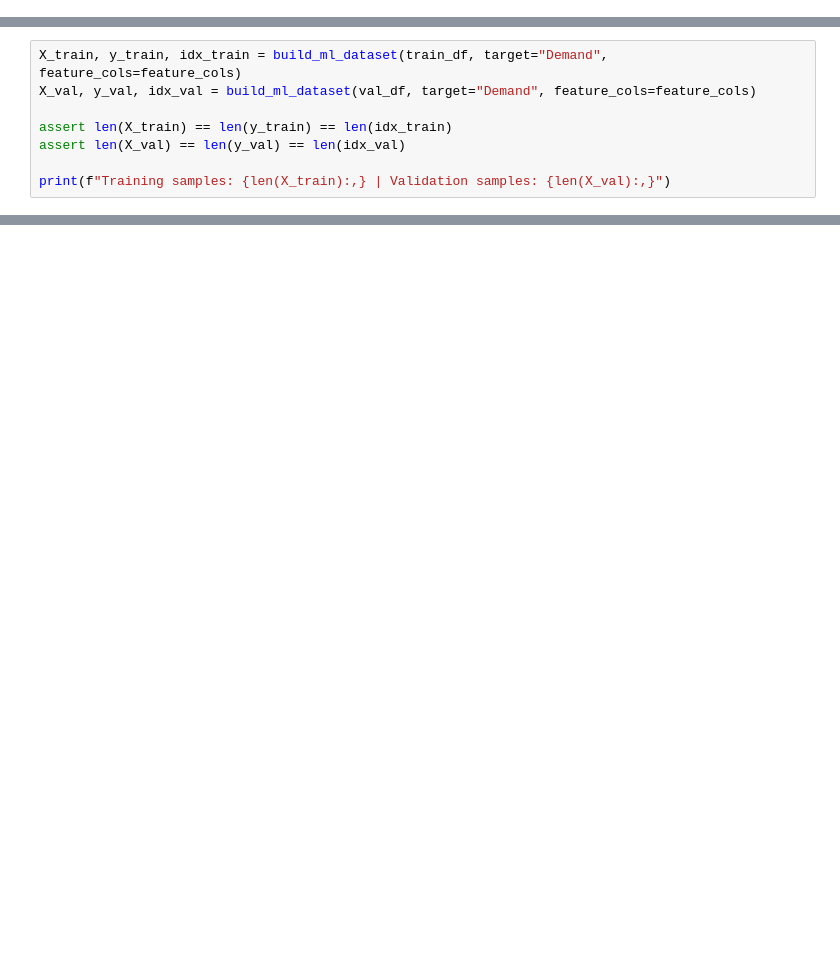
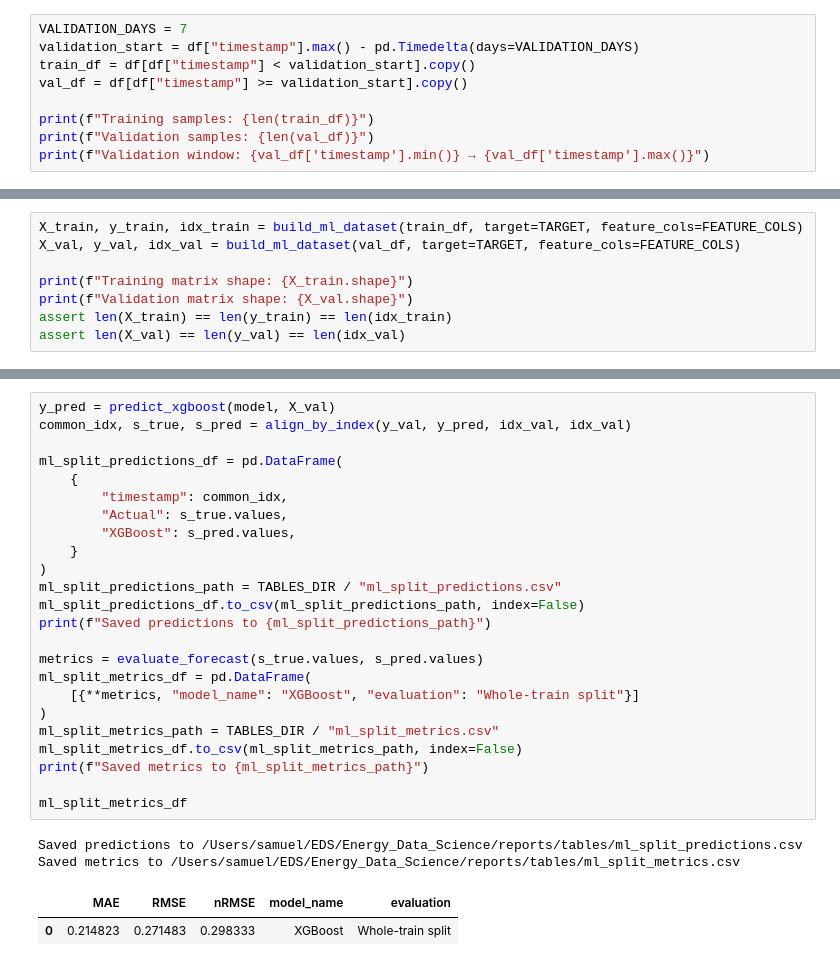
Before and after one commit to samuel29102002/Energy_Data_Science, a Jupyter notebook: notebooks/08_ml_models.ipynb, the cells around one changed output, grey strips where cells are left out. Cells and saved outputs as stored; diff of their text form; blank space fills up the shorter version.

```diff
--- a/notebooks/08_ml_models.ipynb
+++ b/notebooks/08_ml_models.ipynb
@@ -89,0 +111,9 @@ print(f"Validation window: {val_df['timestamp'].min()} → {val_df['timestamp'].
+# %%
+VALIDATION_DAYS = 7
+validation_start = df["timestamp"].max() - pd.Timedelta(days=VALIDATION_DAYS)
+train_df = df[df["timestamp"] < validation_start].copy()
+val_df = df[df["timestamp"] >= validation_start].copy()
+
+print(f"Training samples: {len(train_df)}")
+print(f"Validation samples: {len(val_df)}")
+print(f"Validation window: {val_df['timestamp'].min()} → {val_df['timestamp'].max()}")
@@ -90,8 +124,8 @@ print(f"Validation window: {val_df['timestamp'].min()} → {val_df['timestamp'].
 # %%
-X_train, y_train, idx_train = build_ml_dataset(train_df, target="Demand", feature_cols=feature_cols)
-X_val, y_val, idx_val = build_ml_dataset(val_df, target="Demand", feature_cols=feature_cols)
+X_train, y_train, idx_train = build_ml_dataset(train_df, target=TARGET, feature_cols=FEATURE_COLS)
+X_val, y_val, idx_val = build_ml_dataset(val_df, target=TARGET, feature_cols=FEATURE_COLS)
 
+print(f"Training matrix shape: {X_train.shape}")
+print(f"Validation matrix shape: {X_val.shape}")
 assert len(X_train) == len(y_train) == len(idx_train)
 assert len(X_val) == len(y_val) == len(idx_val)
-
-print(f"Training samples: {len(X_train):,} | Validation samples: {len(X_val):,}")
@@ -244,0 +175,29 @@ fig_metrics
+# %%
+y_pred = predict_xgboost(model, X_val)
+common_idx, s_true, s_pred = align_by_index(y_val, y_pred, idx_val, idx_val)
+
+ml_split_predictions_df = pd.DataFrame(
+    {
+        "timestamp": common_idx,
+        "Actual": s_true.values,
+        "XGBoost": s_pred.values,
+    }
+)
+ml_split_predictions_path = TABLES_DIR / "ml_split_predictions.csv"
+ml_split_predictions_df.to_csv(ml_split_predictions_path, index=False)
+print(f"Saved predictions to {ml_split_predictions_path}")
+
+metrics = evaluate_forecast(s_true.values, s_pred.values)
+ml_split_metrics_df = pd.DataFrame(
+    [{**metrics, "model_name": "XGBoost", "evaluation": "Whole-train split"}]
+)
+ml_split_metrics_path = TABLES_DIR / "ml_split_metrics.csv"
+ml_split_metrics_df.to_csv(ml_split_metrics_path, index=False)
+print(f"Saved metrics to {ml_split_metrics_path}")
+
+ml_split_metrics_df
+# %% [output]
+Saved predictions to /Users/samuel/EDS/Energy_Data_Science/reports/tables/ml_split_predictions.csv
+Saved metrics to /Users/samuel/EDS/Energy_Data_Science/reports/tables/ml_split_metrics.csv
+|  | MAE | RMSE | nRMSE | model_name | evaluation |
+| 0 | 0.214823 | 0.271483 | 0.298333 | XGBoost | Whole-train split |
```
Also changed, not shown: parts of 28 cells of this notebook, 17 other files.
